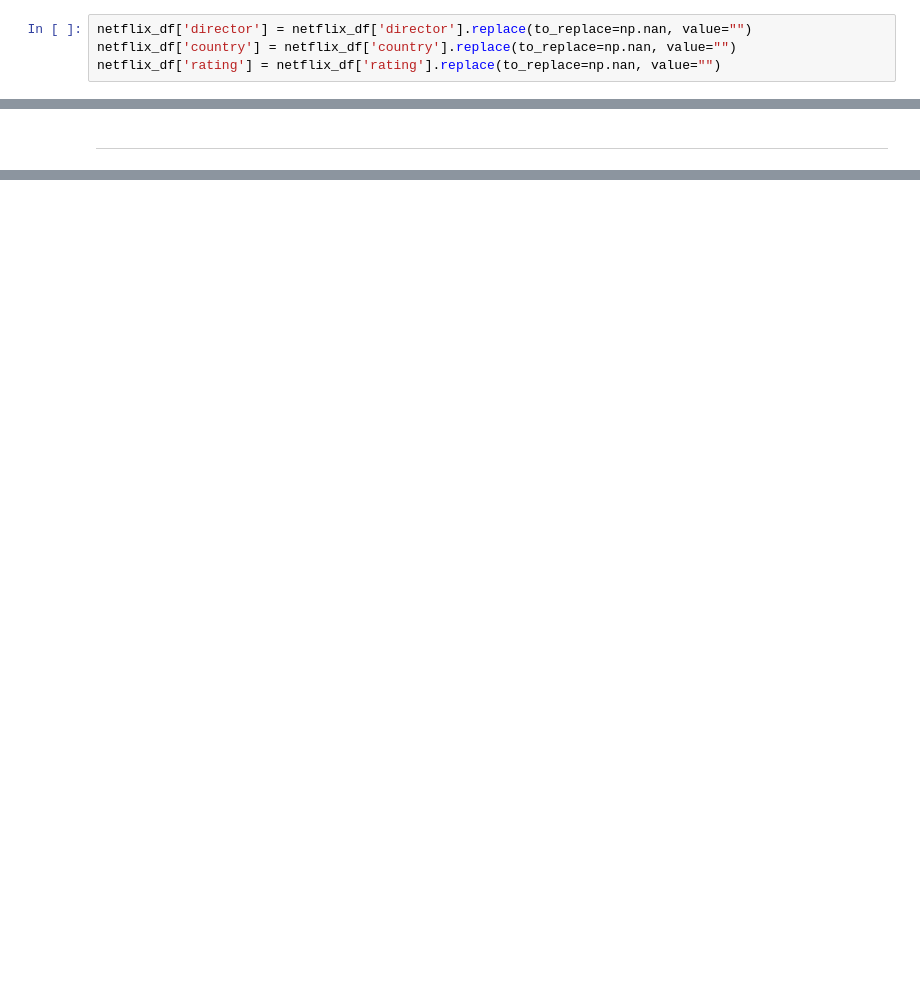
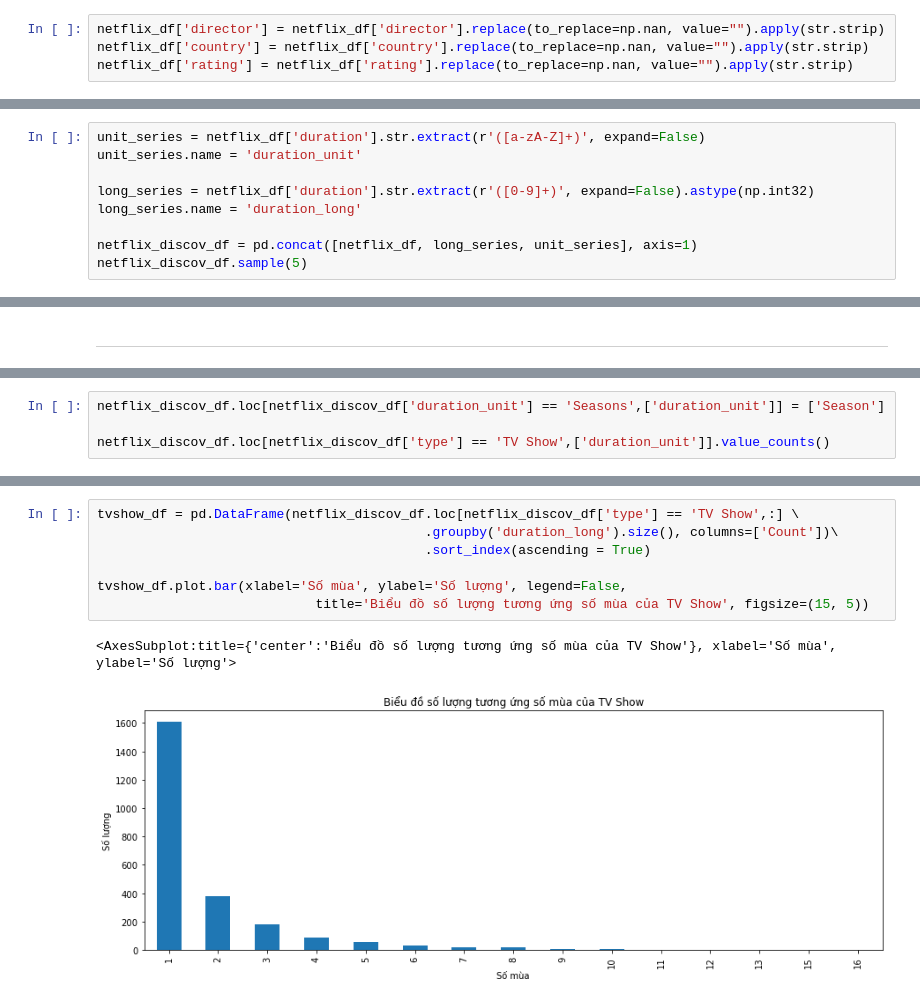
Before and after one commit to sgrayk/P4DS, a Jupyter notebook: AnalizingData.ipynb, the cells around one changed output, grey strips where cells are left out. Saved outputs shown, nothing was run; the diff lists cells and outputs as text; blank space fills up the shorter version.

```diff
--- a/AnalizingData.ipynb
+++ b/AnalizingData.ipynb
@@ -201,9 +201,9 @@ netflix_df['cast'] = np.array(netflix_df['cast'].str.split(pat=','))
 # %% [markdown]
 Vì `dtype` các cột trên đều là `str` và `nan` nên khi chuyển sang `str`, ta sẽ thay thế các giá trị `nan` trong các cột với chuỗi rỗng.
 # %%
-netflix_df['director'] = netflix_df['director'].replace(to_replace=np.nan, value="")
-netflix_df['country'] = netflix_df['country'].replace(to_replace=np.nan, value="")
-netflix_df['rating'] = netflix_df['rating'].replace(to_replace=np.nan, value="")
+netflix_df['director'] = netflix_df['director'].replace(to_replace=np.nan, value="").apply(str.strip)
+netflix_df['country'] = netflix_df['country'].replace(to_replace=np.nan, value="").apply(str.strip)
+netflix_df['rating'] = netflix_df['rating'].replace(to_replace=np.nan, value="").apply(str.strip)
 # %% [markdown]
 ### Kiểm tra tính đồng nhất kiểu dữ liệu trong DataFrame
 # %%
@@ -397,0 +497,9 @@ The is_first_col function was deprecated in Matplotlib 3.4 and will be removed t
+# %%
+unit_series = netflix_df['duration'].str.extract(r'([a-zA-Z]+)', expand=False)
+unit_series.name = 'duration_unit'
+
+long_series = netflix_df['duration'].str.extract(r'([0-9]+)', expand=False).astype(np.int32)
+long_series.name = 'duration_long'
+
+netflix_discov_df = pd.concat([netflix_df, long_series, unit_series], axis=1)
+netflix_discov_df.sample(5)
@@ -399,0 +561,4 @@ The is_first_col function was deprecated in Matplotlib 3.4 and will be removed t
+# %%
+netflix_discov_df.loc[netflix_discov_df['duration_unit'] == 'Seasons',['duration_unit']] = ['Season']
+
+netflix_discov_df.loc[netflix_discov_df['type'] == 'TV Show',['duration_unit']].value_counts()
@@ -399,0 +611,10 @@ The is_first_col function was deprecated in Matplotlib 3.4 and will be removed t
+# %%
+tvshow_df = pd.DataFrame(netflix_discov_df.loc[netflix_discov_df['type'] == 'TV Show',:] \
+                                          .groupby('duration_long').size(), columns=['Count'])\
+                                          .sort_index(ascending = True)
+
+tvshow_df.plot.bar(xlabel='Số mùa', ylabel='Số lượng', legend=False,
+                            title='Biểu đồ số lượng tương ứng số mùa của TV Show', figsize=(15, 5))
+# %% [output]
+<AxesSubplot:title={'center':'Biểu đồ số lượng tương ứng số mùa của TV Show'}, xlabel='Số mùa', ylabel='Số lượng'>
+[figure, added]
```
Also changed, not shown: parts of 39 cells of this notebook.
